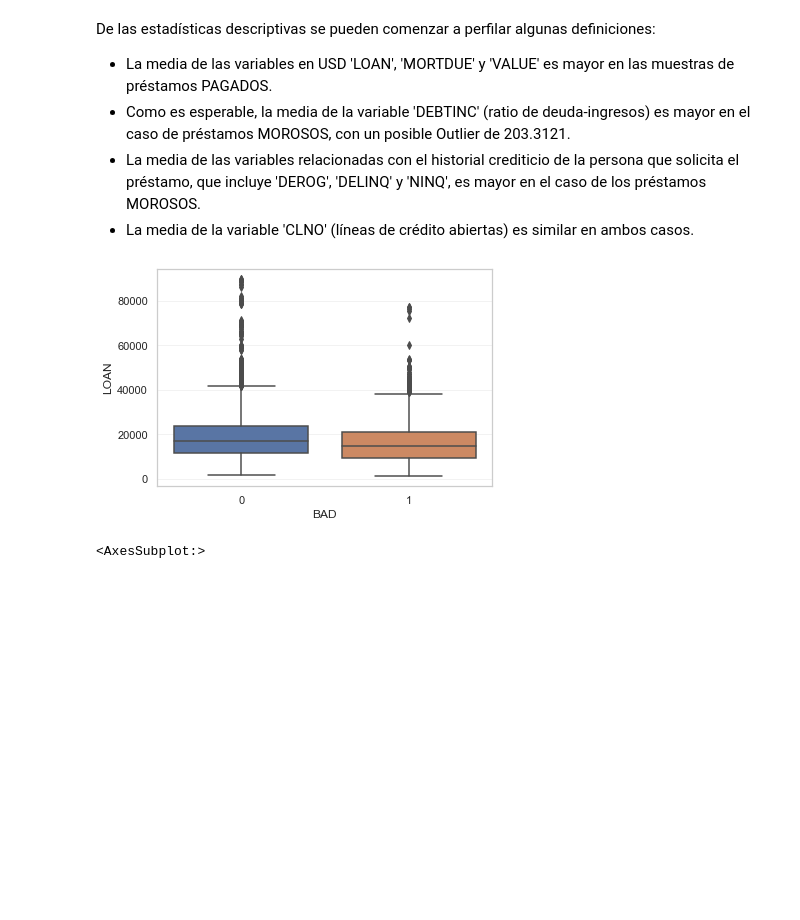
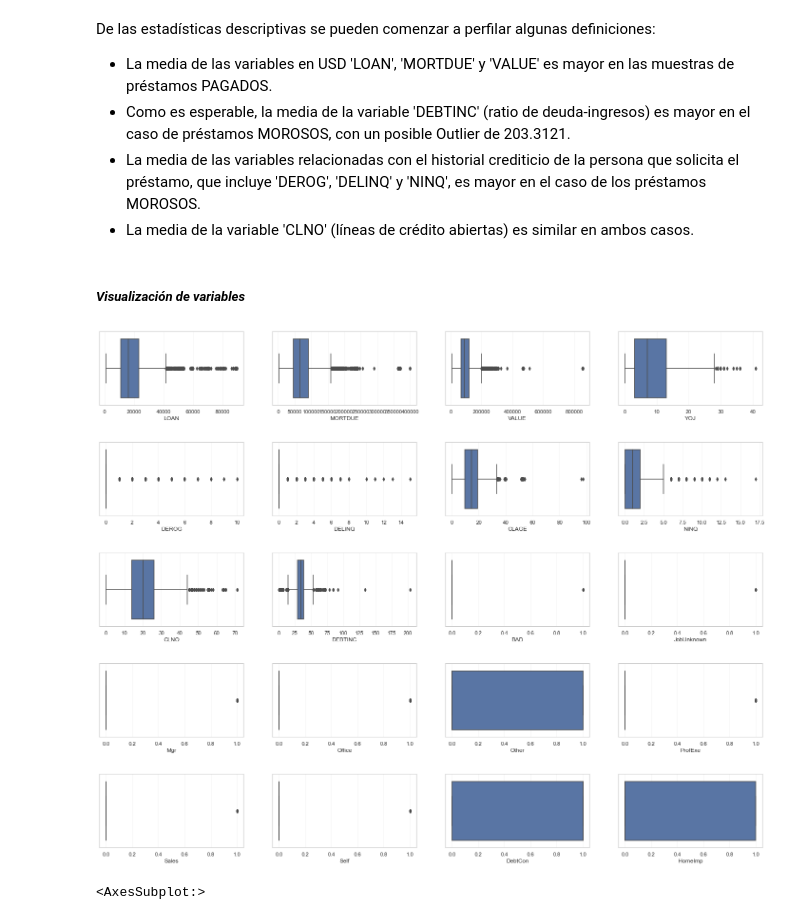
Before and after one commit to HelgaZambrana/data-science-coderhouse, a Jupyter notebook: ProyectoFinal_RiesgoCrediticio.ipynb, the cells around one changed output. Cells and saved outputs as stored; diff of their text form; code cells hidden in the pictures; blank space fills up the shorter version.

```diff
--- a/ProyectoFinal_RiesgoCrediticio.ipynb
+++ b/ProyectoFinal_RiesgoCrediticio.ipynb
@@ -390,10 +390,16 @@ De las estadísticas descriptivas se pueden comenzar a perfilar algunas definici
 - Como es esperable, la media de la variable 'DEBTINC' (ratio de deuda-ingresos) es mayor en el caso de préstamos MOROSOS, con un posible Outlier de 203.3121.
 - La media de las variables relacionadas con el historial crediticio de la persona que solicita el préstamo, que incluye 'DEROG', 'DELINQ' y 'NINQ', es mayor en el caso de los préstamos MOROSOS.
 - La media de la variable 'CLNO' (líneas de crédito abiertas) es similar en ambos casos.
-# %%
-fig = sns.boxplot(x='BAD', y='LOAN', data = train_df)
-# %% [output]
-[figure, removed]
+# %% [markdown]
+##### *Visualización de variables*
+# %%
+fig, axes = plt.subplots(5, 4, figsize=(25, 20),)
+for i,ax in zip(train_df.columns,axes.flat):
+    sns.boxplot(data=train_df, x=i,ax=ax)
+plt.subplots_adjust(wspace=0.2, hspace=0.5)
+plt.show()
+# %% [output]
+[figure, added]
 # %%
 #Mapa de Correlación
 upp_mat = np.triu(historial_credito.corr())
```
Also changed, not shown: parts of 3 cells of this notebook.
